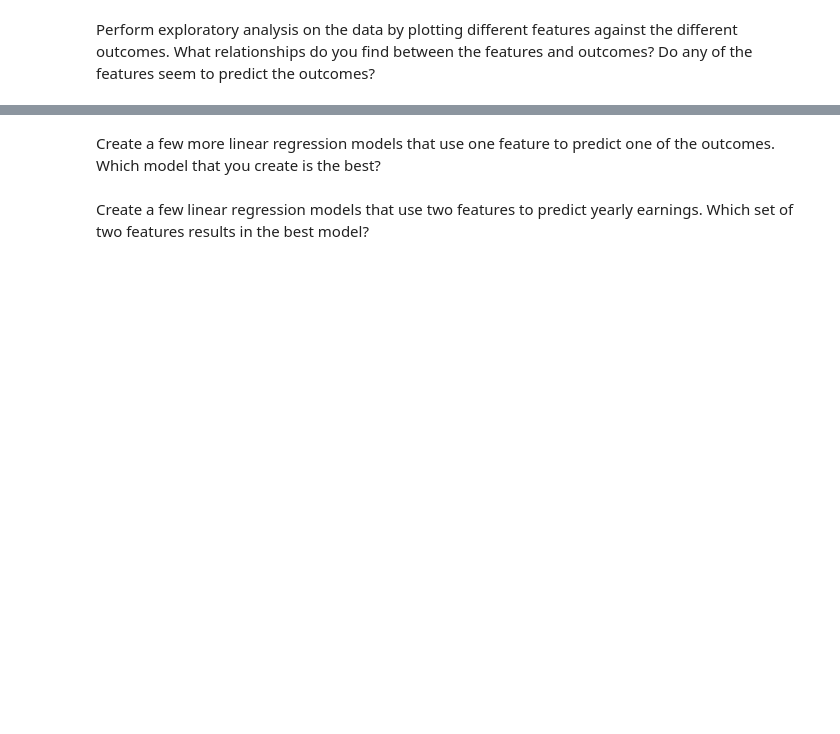
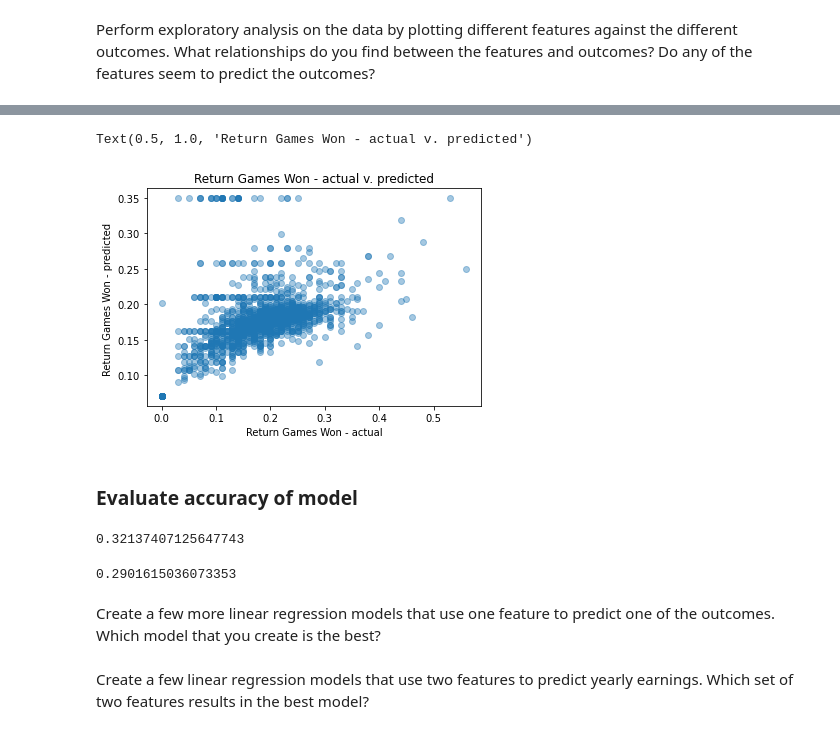
Before and after one commit to kristinkspanos/linear_regression_tennis, a Jupyter notebook: linear_regression_ATP.ipynb, the cells around one changed output, grey strips where cells are left out. Saved outputs shown, nothing was run; the diff lists cells and outputs as text; code cells hidden in the pictures; blank space fills up the shorter version.

```diff
--- a/linear_regression_ATP.ipynb
+++ b/linear_regression_ATP.ipynb
@@ -40,3 +218,24 @@ Use one feature from the dataset to build a single feature linear regression mod
+# %%
+plt.clf()
+plt.scatter(y,y_predict,alpha=0.4)
+plt.xlabel("Return Games Won - actual")
+plt.ylabel("Return Games Won - predicted ")
+plt.title("Return Games Won - actual v. predicted")
+# %% [output]
+Text(0.5, 1.0, 'Return Games Won - actual v. predicted')
+[figure, added]
+# %% [markdown]
+### Evaluate accuracy of model
+# %%
+# find the mean squared error regression loss for the training test
+regr.score(x_train, y_train)
+# %% [output]
+0.32137407125647743
+# %%
+# find the mean squared error regression loss for the testing test
+regr.score(x_test, y_test)
+# %% [output]
+0.2901615036073353
 # %% [markdown]
 Create a few more linear regression models that use one feature to predict one of the outcomes. Which model that you create is the best?
 # %% [markdown]
```
Also changed, not shown: parts of 26 cells of this notebook.
